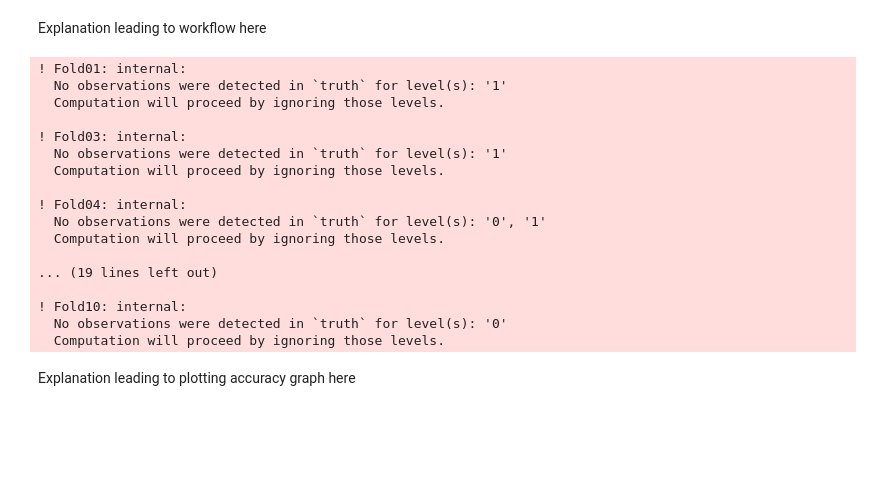
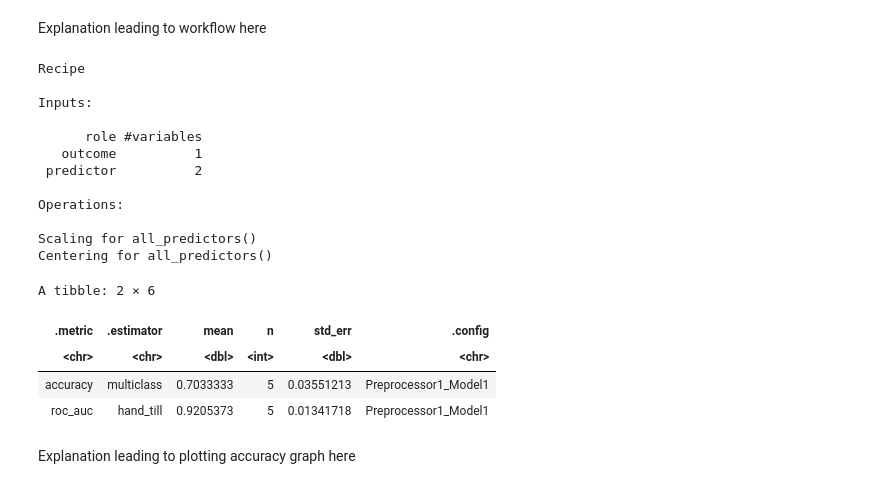
Before and after one commit to beandumplings/dsci_100_group143_project, a Jupyter notebook: Group143_Project.ipynb, the cells around one changed output. Saved outputs shown, nothing was run; the diff lists cells and outputs as text; code cells hidden in the pictures; blank space fills up the shorter version.

```diff
--- a/Group143_Project.ipynb
+++ b/Group143_Project.ipynb
@@ -169,30 +167,53 @@ Up-sampling based on cp
 # %% [markdown]
 Explanation leading to workflow here
+# %%
+knn_spec <- nearest_neighbor(weight_func = "rectangular", neighbors = 7) |>
+  set_engine("kknn") |>
+  set_mode("classification")
+
+# create the centering / scaling recipe
+uc_recipe <- recipe(cp ~ trestbps + chol, data = upscaled_data)|>
+              step_scale(all_predictors()) |>
+              step_center(all_predictors())
+
+uc_recipe
+# %% [output]
+Recipe
+
+Inputs:
+
+      role #variables
+   outcome          1
+ predictor          2
+
+Operations:
+
+Scaling for all_predictors()
+Centering for all_predictors()
 # %%
 set.seed(2022)
-knn_results <- workflow() |>
-               add_recipe(knn_recipe) |>
-               add_model(knn_spec) |>
-               tune_grid(resamples = heart_vfold, grid = k_vals) |>
-               collect_metrics()
+#knn_results <- workflow() |>
+#               add_recipe(uc_recipe) |>
+#               add_model(knn_spec) |>
+#               tune_grid(resamples = heart_vfold, grid = k_vals) |>
+#               collect_metrics()
-# %% [output]
-! Fold01: internal:
-  No observations were detected in `truth` for level(s): '1'
-  Computation will proceed by ignoring those levels.
-
-! Fold03: internal:
-  No observations were detected in `truth` for level(s): '1'
-  Computation will proceed by ignoring those levels.
-
-! Fold04: internal:
-  No observations were detected in `truth` for level(s): '0', '1'
-  Computation will proceed by ignoring those levels.
-
-... (19 lines left out)
-
-! Fold10: internal:
-  No observations were detected in `truth` for level(s): '0'
-  Computation will proceed by ignoring those levels.
+# %%
+set.seed(2022)
+heart_vfold <- vfold_cv(upscaled_data, v = 5, strata = cp)
+
+knn_fit <- workflow() |>
+  add_recipe(uc_recipe) |>
+  add_model(knn_spec) |>
+  fit_resamples(resamples = heart_vfold)
+
+knn_results <- knn_fit |> collect_metrics()
+knn_results
+# %% [output]
+A tibble: 2 × 6
+| .metric | .estimator | mean | n | std_err | .config |
+| <chr> | <chr> | <dbl> | <int> | <dbl> | <chr> |
+| accuracy | multiclass | 0.7033333 | 5 | 0.03551213 | Preprocessor1_Model1 |
+| roc_auc | hand_till | 0.9205373 | 5 | 0.01341718 | Preprocessor1_Model1 |
 # %% [markdown]
 Explanation leading to plotting accuracy graph here
 # %%
```
Also changed, not shown: parts of 3 cells of this notebook.
